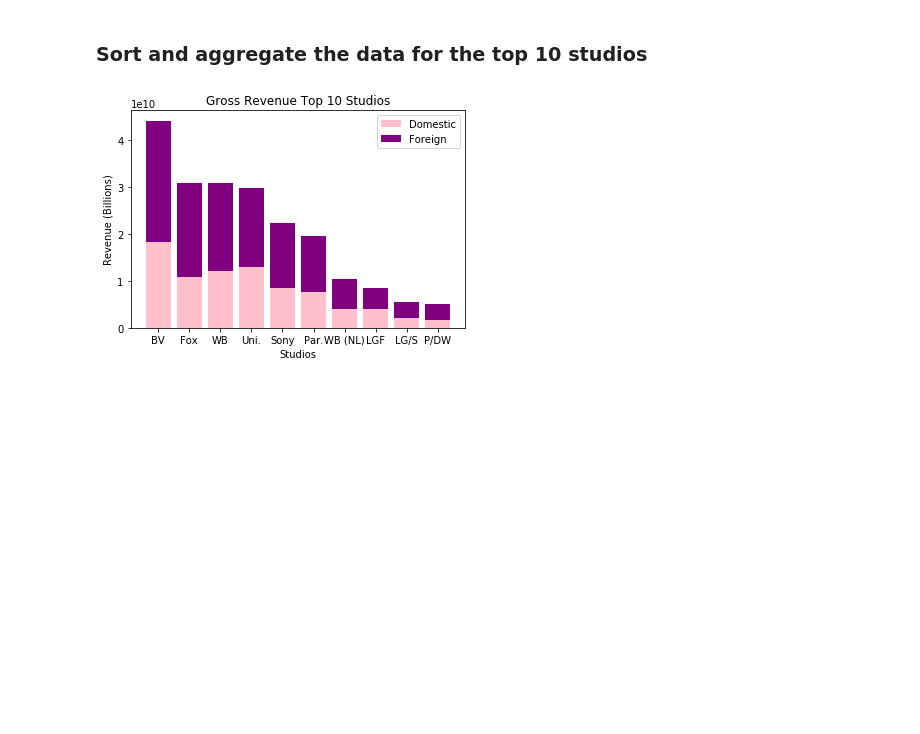
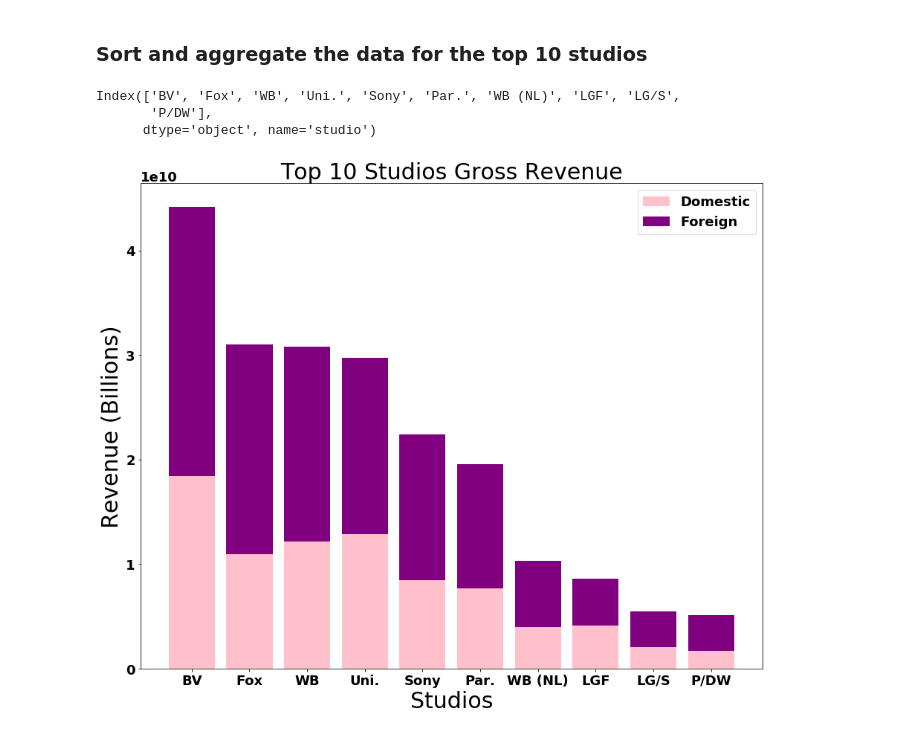
Before and after one commit to KelliExMachina/mod_1_movie, a Jupyter notebook: gross_by_studio.ipynb, the cells around one changed output. Saved outputs shown, nothing was run; the diff lists cells and outputs as text; code cells hidden in the pictures; blank space fills up the shorter version.

```diff
--- a/gross_by_studio.ipynb
+++ b/gross_by_studio.ipynb
@@ -65,26 +65,38 @@ df.groupby(['studio']).sum()
 257 rows × 3 columns
 # %% [markdown]
 ### Sort and aggregate the data for the top 10 studios
+# %%
+df_agg.index
+# %% [output]
+Index(['BV', 'Fox', 'WB', 'Uni.', 'Sony', 'Par.', 'WB (NL)', 'LGF', 'LG/S',
+       'P/DW'],
+      dtype='object', name='studio')
 # %%
 df_agg = df.groupby(['studio']).agg('sum')
 # %%
 df_agg = df_agg.sort_values('total_gross', ascending=False).head(10)
+# %%
+font = {'family' : 'DejaVu Sans',
+        'weight' : 'bold',
+        'size'   : 18}
+
+plt.rc('font', **font)
 # %%
-ax = plt.subplot()
+plt.figure(figsize=(15,12))
+
 studios = df_agg.index
 dom_gross = df_agg.domestic_gross
 for_gross = df_agg.foreign_gross
 tot_gross = df_agg.total_gross
 
 plt.bar(range(len(studios)), dom_gross, color='pink')
 plt.bar(range(len(studios)), for_gross, color='purple', bottom=dom_gross)
-plt.title('Gross Revenue Top 10 Studios')
-plt.xlabel('Studios')
-plt.ylabel('Revenue (Billions)')
-ax.set_xticks(range(len(studios)))
-ax.set_xticklabels(studios)
+plt.title('Top 10 Studios Gross Revenue', fontsize=30)
+plt.xlabel('Studios', fontsize=30)
+plt.ylabel('Revenue (Billions)', fontsize=30)
+plt.xticks(range(len(studios)), studios)
 
 plt.legend(['Domestic', 'Foreign'])
 plt.show();
 # %% [output]
-[figure, old version]
+[figure, new version]
```
Also changed, not shown: 4 other files.
